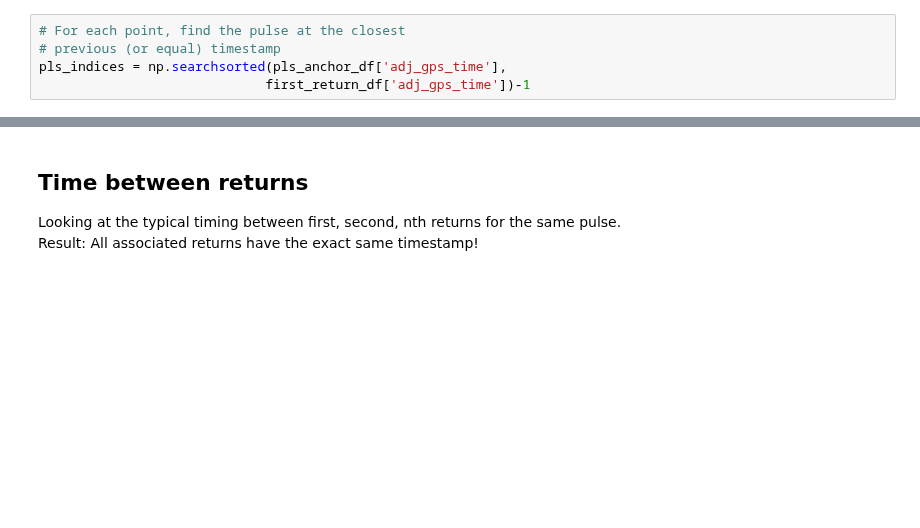
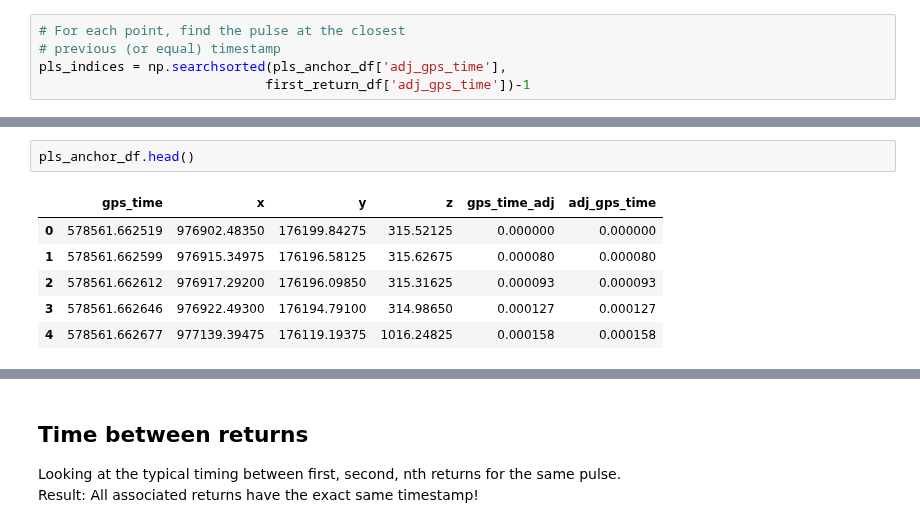
Before and after one commit to mihamerstan/lidar_metrics, a Jupyter notebook: notebooks/comparing_las_pls.ipynb, the cells around one changed output, grey strips where cells are left out. Saved outputs shown, nothing was run; the diff lists cells and outputs as text; blank space fills up the shorter version.

```diff
--- a/notebooks/comparing_las_pls.ipynb
+++ b/notebooks/comparing_las_pls.ipynb
@@ -127,0 +354,9 @@ print("Fraction of points without a corresponding pulse: {:2.4f}".format(sum(pls
+# %%
+pls_anchor_df.head()
+# %% [output]
+|  | gps_time | x | y | z | gps_time_adj | adj_gps_time |
+| 0 | 578561.662519 | 976902.48350 | 176199.84275 | 315.52125 | 0.000000 | 0.000000 |
+| 1 | 578561.662599 | 976915.34975 | 176196.58125 | 315.62675 | 0.000080 | 0.000080 |
+| 2 | 578561.662612 | 976917.29200 | 176196.09850 | 315.31625 | 0.000093 | 0.000093 |
+| 3 | 578561.662646 | 976922.49300 | 176194.79100 | 314.98650 | 0.000127 | 0.000127 |
+| 4 | 578561.662677 | 977139.39475 | 176119.19375 | 1016.24825 | 0.000158 | 0.000158 |
```
Also changed, not shown: parts of 33 cells of this notebook, 3 other files.
